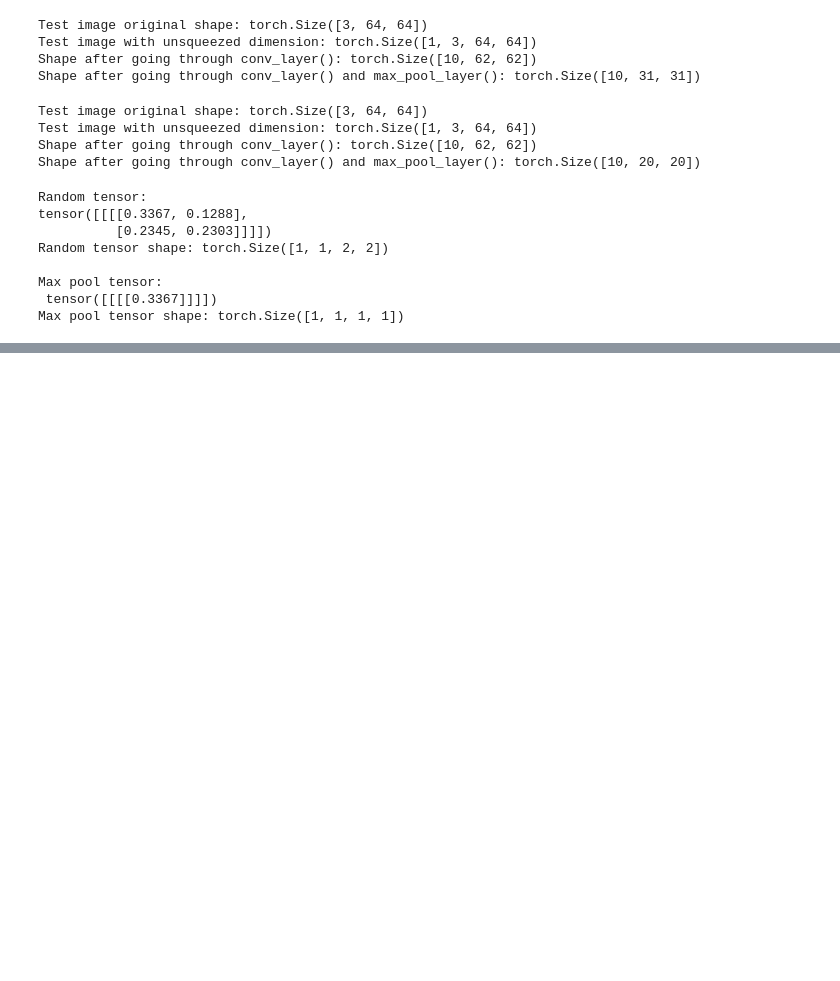
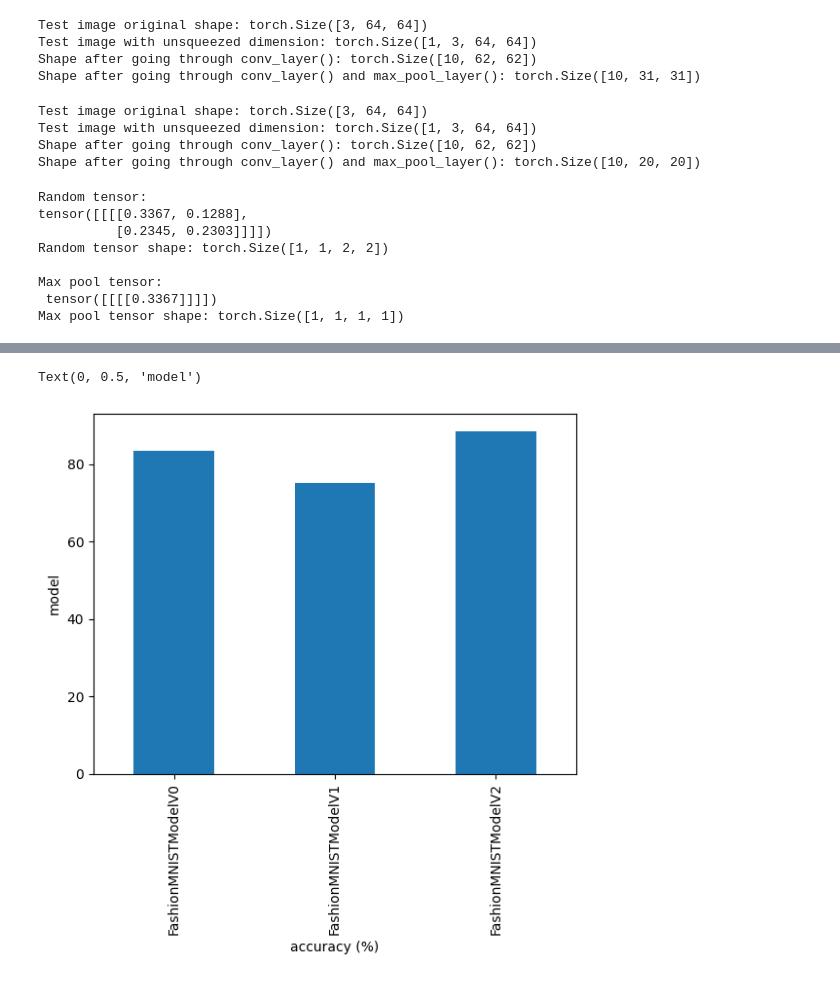
Before and after one commit to MathewS424/DeepLearning_with_PyTorch, a Jupyter notebook: 03_PyTorch_Computer_Vision.ipynb, the cells around one changed output, grey strips where cells are left out. Saved outputs shown, nothing was run; the diff lists cells and outputs as text; code cells hidden in the pictures; blank space fills up the shorter version.

```diff
--- a/03_PyTorch_Computer_Vision.ipynb
+++ b/03_PyTorch_Computer_Vision.ipynb
@@ -1447,0 +1632,8 @@ Max pool tensor shape: torch.Size([1, 1, 1, 1])
+# %%
+# Visulaize our model results
+compare_results.set_index("model_name")["model_acc"].plot(kind="bar")
+plt.xlabel("accuracy (%)")
+plt.ylabel("model")
+# %% [output]
+Text(0, 0.5, 'model')
+[figure, added]
```
Also changed, not shown: parts of 28 cells of this notebook.
